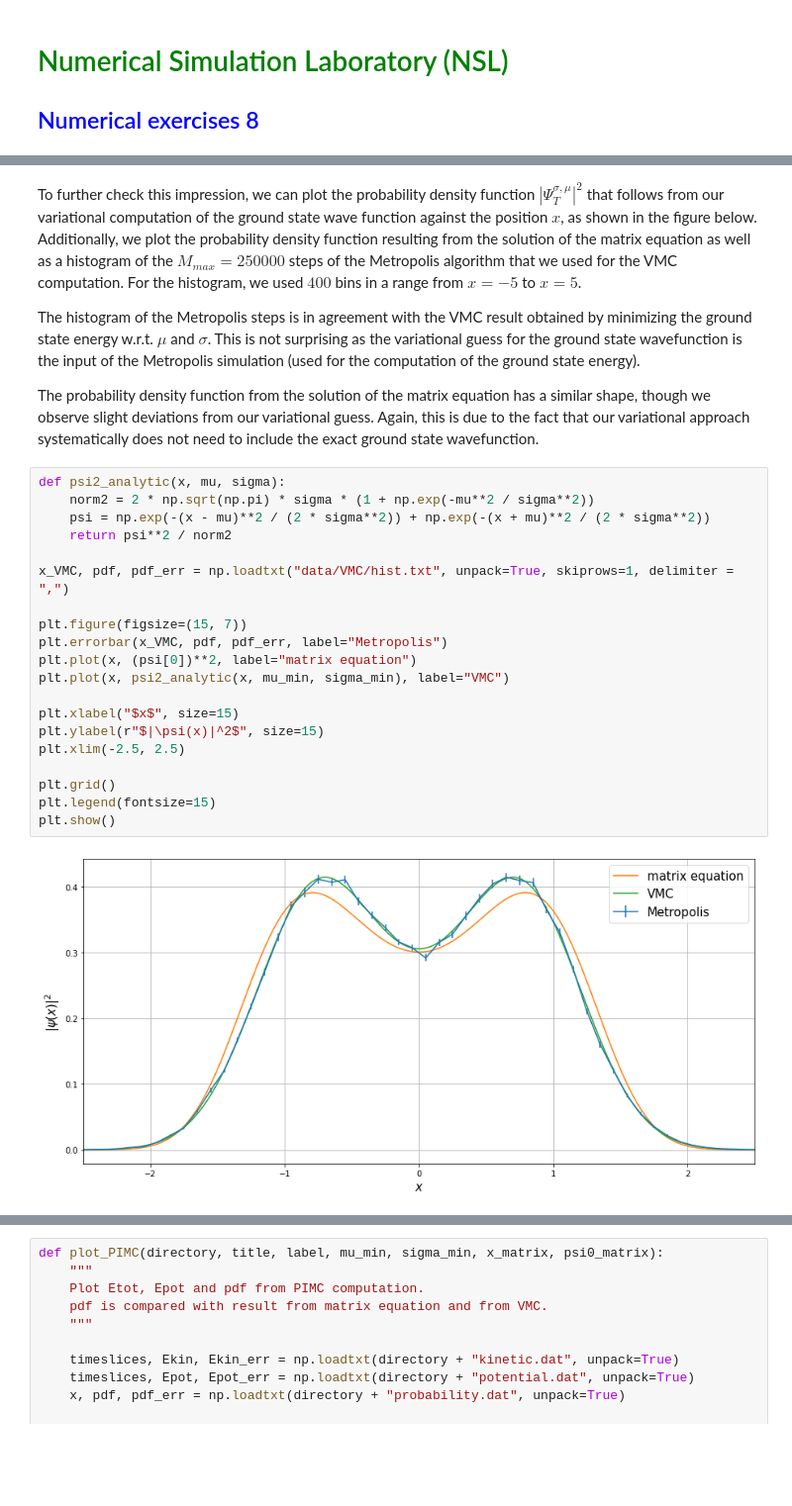
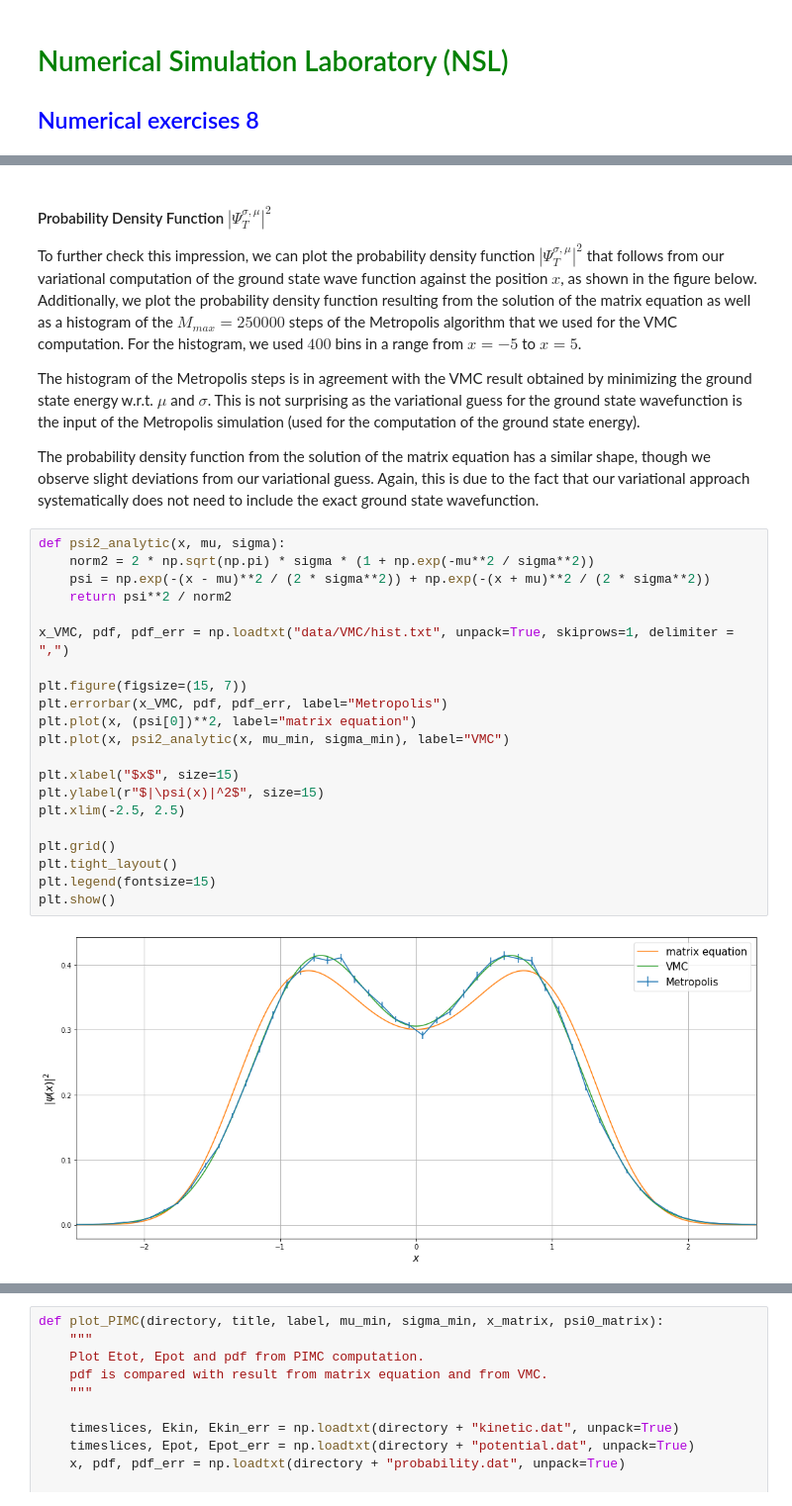
Before and after one commit to lukas-hermans/LSN_exercises, a Jupyter notebook: ex8/LSN_Exercises_08.ipynb, the cells around one changed output, grey strips where cells are left out. Shown at 99% size. Saved outputs shown, nothing was run; the diff lists cells and outputs as text; blank space fills up the shorter version.

```diff
--- a/ex8/LSN_Exercises_08.ipynb
+++ b/ex8/LSN_Exercises_08.ipynb
@@ -163,4 +172,6 @@ plt.show()
 # %% [markdown]
+#### Probability Density Function $|\Psi_T^{\sigma,\mu}|^2$
+
 To further check this impression, we can plot the probability density function $|\Psi_T^{\sigma,\mu}|^2$ that follows from our variational computation of the ground state wave function against the position $x$, as shown in the figure below. Additionally, we plot the probability density function resulting from the solution of the matrix equation as well as a histogram of the $M_{max}=250000$ steps of the Metropolis algorithm that we used for the VMC computation. For the histogram, we used $400$ bins in a range from $x=-5$ to $x=5$.
 
 The histogram of the Metropolis steps is in agreement with the VMC result obtained by minimizing the ground state energy w.r.t. $\mu$ and $\sigma$. This is not surprising as the variational guess for the ground state wavefunction is the input of the Metropolis simulation (used for the computation of the ground state energy).
@@ -169,25 +180,26 @@ The probability density function from the solution of the matrix equation has a
 # %%
 def psi2_analytic(x, mu, sigma):
     norm2 = 2 * np.sqrt(np.pi) * sigma * (1 + np.exp(-mu**2 / sigma**2))
     psi = np.exp(-(x - mu)**2 / (2 * sigma**2)) + np.exp(-(x + mu)**2 / (2 * sigma**2))
     return psi**2 / norm2
 
 x_VMC, pdf, pdf_err = np.loadtxt("data/VMC/hist.txt", unpack=True, skiprows=1, delimiter = ",")
 
 plt.figure(figsize=(15, 7))
 plt.errorbar(x_VMC, pdf, pdf_err, label="Metropolis")
 plt.plot(x, (psi[0])**2, label="matrix equation")
 plt.plot(x, psi2_analytic(x, mu_min, sigma_min), label="VMC")
 
 plt.xlabel("$x$", size=15)
 plt.ylabel(r"$|\psi(x)|^2$", size=15)
 plt.xlim(-2.5, 2.5)
 
 plt.grid()
+plt.tight_layout()
 plt.legend(fontsize=15)
 plt.show()
 # %% [output]
-[figure, old version]
+[figure, new version]
 # %% [markdown]
 ### Exercise 08.3
 
```
Also changed, not shown: parts of 10 cells of this notebook, 1 other file.
